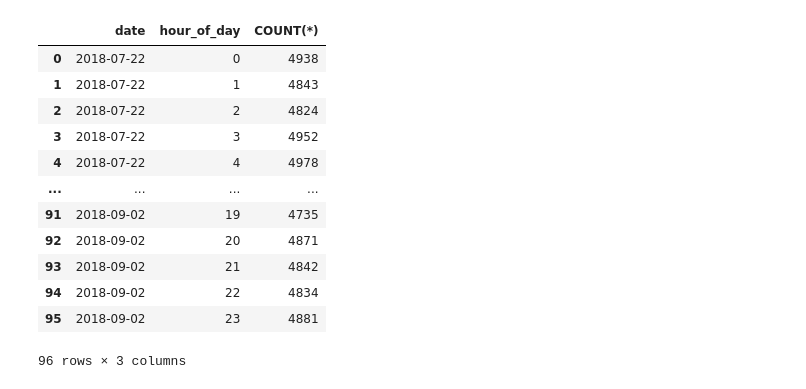
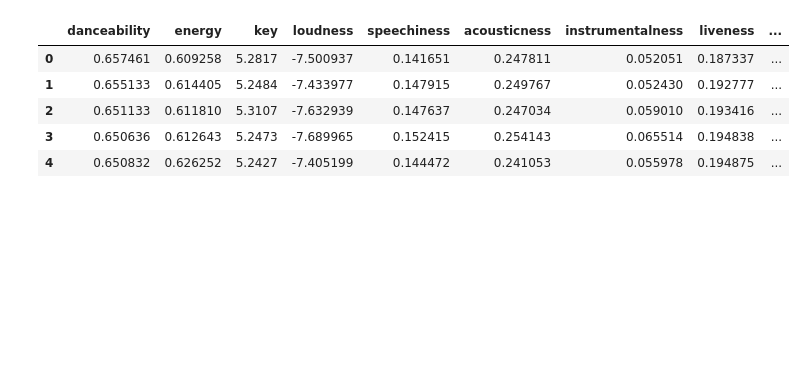
Before and after one commit to lejaja9/Friiiiiiiiiday, a Jupyter notebook: data_viz.ipynb, the cells around one changed output. Saved outputs shown, nothing was run; the diff lists cells and outputs as text; code cells hidden in the pictures; blank space fills up the shorter version.

```diff
--- a/data_viz.ipynb
+++ b/data_viz.ipynb
@@ -7,18 +8,10 @@ pysqldf = lambda q: sqldf(q, globals())
 # %%
-df_Sunday = pd.read_csv("data/Weekdays/Sunday.csv")
+df_stats = pd.read_csv("data/Weekdays/Stats_viz.csv")
+df_stats.head()
+# %% [output]
+|  | danceability | energy | key | loudness | speechiness | acousticness | instrumentalness | liveness | ... |
+| 0 | 0.657461 | 0.609258 | 5.2817 | -7.500937 | 0.141651 | 0.247811 | 0.052051 | 0.187337 | ... |
+| 1 | 0.655133 | 0.614405 | 5.2484 | -7.433977 | 0.147915 | 0.249767 | 0.052430 | 0.192777 | ... |
+| 2 | 0.651133 | 0.611810 | 5.3107 | -7.632939 | 0.147637 | 0.247034 | 0.059010 | 0.193416 | ... |
+| 3 | 0.650636 | 0.612643 | 5.2473 | -7.689965 | 0.152415 | 0.254143 | 0.065514 | 0.194838 | ... |
+| 4 | 0.650832 | 0.626252 | 5.2427 | -7.405199 | 0.144472 | 0.241053 | 0.055978 | 0.194875 | ... |
-# %%
-pysqldf("SELECT date, hour_of_day, COUNT(*) FROM df_Sunday GROUP BY date, hour_of_day")
-# %% [output]
-|  | date | hour_of_day | COUNT(*) |
-| 0 | 2018-07-22 | 0 | 4938 |
-| 1 | 2018-07-22 | 1 | 4843 |
-| 2 | 2018-07-22 | 2 | 4824 |
-| 3 | 2018-07-22 | 3 | 4952 |
-| 4 | 2018-07-22 | 4 | 4978 |
-| ... | ... | ... | ... |
-| 91 | 2018-09-02 | 19 | 4735 |
-| 92 | 2018-09-02 | 20 | 4871 |
-| 93 | 2018-09-02 | 21 | 4842 |
-| 94 | 2018-09-02 | 22 | 4834 |
-| 95 | 2018-09-02 | 23 | 4881 |
-96 rows × 3 columns
```
Also changed, not shown: parts of 7 cells of this notebook.
